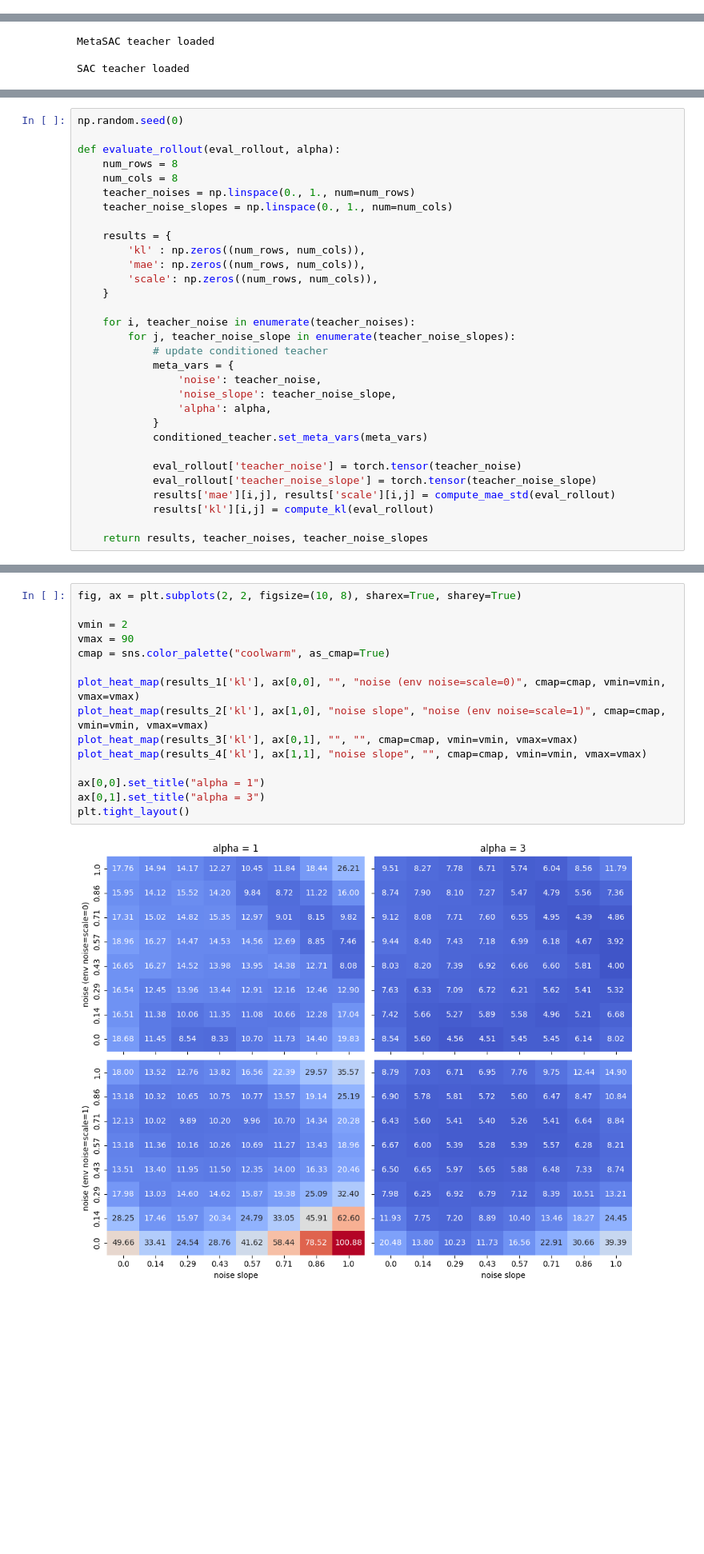
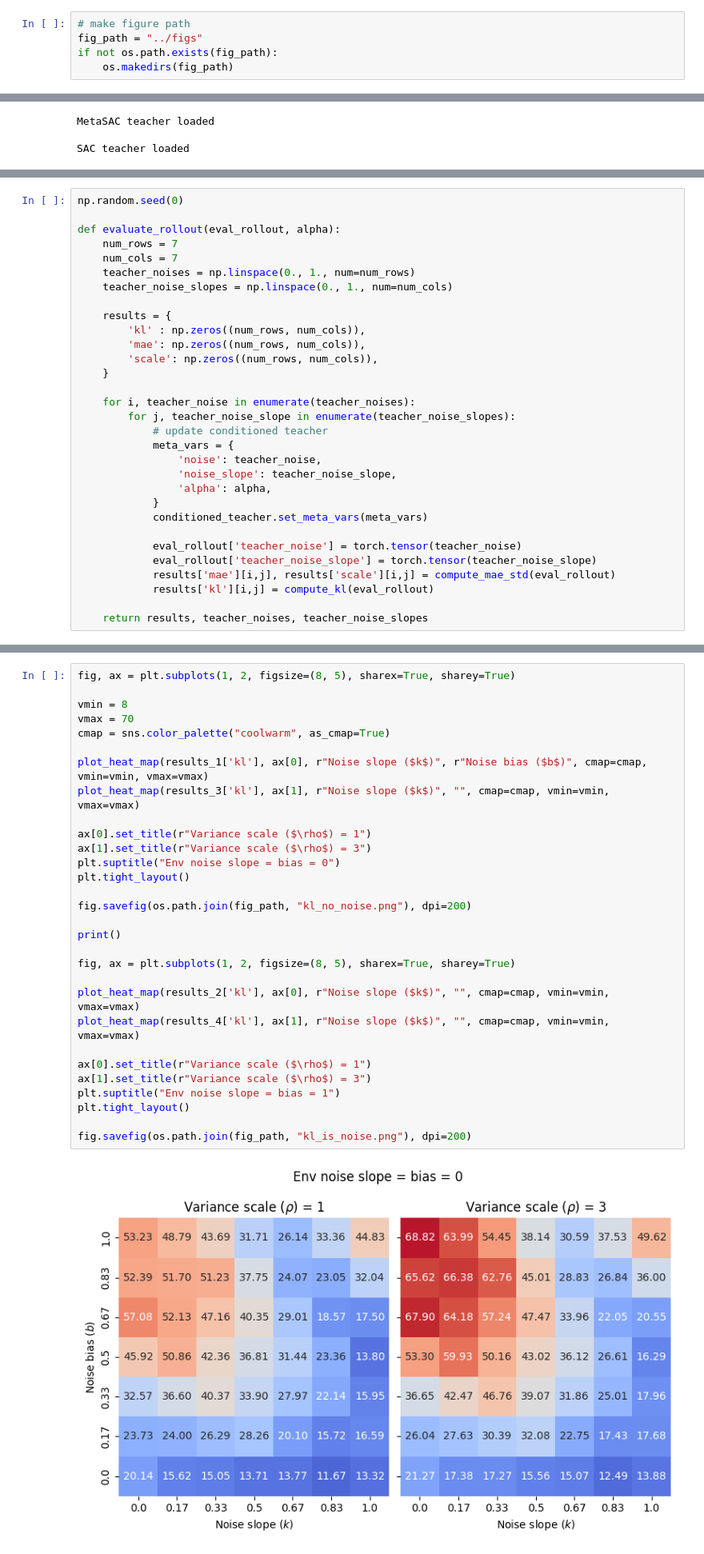
Before and after one commit to KilianFt/LIFT, a Jupyter notebook: notebooks/teacher_comparison.ipynb, the cells around one changed output, grey strips where cells are left out. Shown at 80% size. Drawn from its saved outputs; the diff is of its cells as text; blank space fills up the shorter version.

```diff
--- a/notebooks/teacher_comparison.ipynb
+++ b/notebooks/teacher_comparison.ipynb
@@ -18,6 +20,11 @@ from lift.rl.sac_meta import MetaSAC
 
 from lift.teacher import load_teacher
 from configs import BaseConfig
+# %%
+# make figure path
+fig_path = "../figs"
+if not os.path.exists(fig_path):
+    os.makedirs(fig_path)
 # %%
 config = BaseConfig()
 
@@ -90,8 +106,8 @@ def compute_kl(data):
 np.random.seed(0)
 
 def evaluate_rollout(eval_rollout, alpha):
-    num_rows = 8
-    num_cols = 8
+    num_rows = 7
+    num_cols = 7
     teacher_noises = np.linspace(0., 1., num=num_rows)
     teacher_noise_slopes = np.linspace(0., 1., num=num_cols)
 
@@ -206,17 +222,32 @@ plt.tight_layout()
 # %%
-fig, ax = plt.subplots(2, 2, figsize=(10, 8), sharex=True, sharey=True)
+fig, ax = plt.subplots(1, 2, figsize=(8, 5), sharex=True, sharey=True)
 
-vmin = 2
-vmax = 90
+vmin = 8
+vmax = 70
 cmap = sns.color_palette("coolwarm", as_cmap=True)
 
-plot_heat_map(results_1['kl'], ax[0,0], "", "noise (env noise=scale=0)", cmap=cmap, vmin=vmin, vmax=vmax)
-plot_heat_map(results_2['kl'], ax[1,0], "noise slope", "noise (env noise=scale=1)", cmap=cmap, vmin=vmin, vmax=vmax)
-plot_heat_map(results_3['kl'], ax[0,1], "", "", cmap=cmap, vmin=vmin, vmax=vmax)
-plot_heat_map(results_4['kl'], ax[1,1], "noise slope", "", cmap=cmap, vmin=vmin, vmax=vmax)
+plot_heat_map(results_1['kl'], ax[0], r"Noise slope ($k$)", r"Noise bias ($b$)", cmap=cmap, vmin=vmin, vmax=vmax)
+plot_heat_map(results_3['kl'], ax[1], r"Noise slope ($k$)", "", cmap=cmap, vmin=vmin, vmax=vmax)
 
-ax[0,0].set_title("alpha = 1")
-ax[0,1].set_title("alpha = 3")
+ax[0].set_title(r"Variance scale ($\rho$) = 1")
+ax[1].set_title(r"Variance scale ($\rho$) = 3")
+plt.suptitle("Env noise slope = bias = 0")
 plt.tight_layout()
+
+fig.savefig(os.path.join(fig_path, "kl_no_noise.png"), dpi=200)
+
+print()
+
+fig, ax = plt.subplots(1, 2, figsize=(8, 5), sharex=True, sharey=True)
+
+plot_heat_map(results_2['kl'], ax[0], r"Noise slope ($k$)", "", cmap=cmap, vmin=vmin, vmax=vmax)
+plot_heat_map(results_4['kl'], ax[1], r"Noise slope ($k$)", "", cmap=cmap, vmin=vmin, vmax=vmax)
+
+ax[0].set_title(r"Variance scale ($\rho$) = 1")
+ax[1].set_title(r"Variance scale ($\rho$) = 3")
+plt.suptitle("Env noise slope = bias = 1")
+plt.tight_layout()
+
+fig.savefig(os.path.join(fig_path, "kl_is_noise.png"), dpi=200)
 # %% [output]
-[figure, old version]
+[figure, new version]
```
Also changed, not shown: parts of 19 cells of this notebook.
